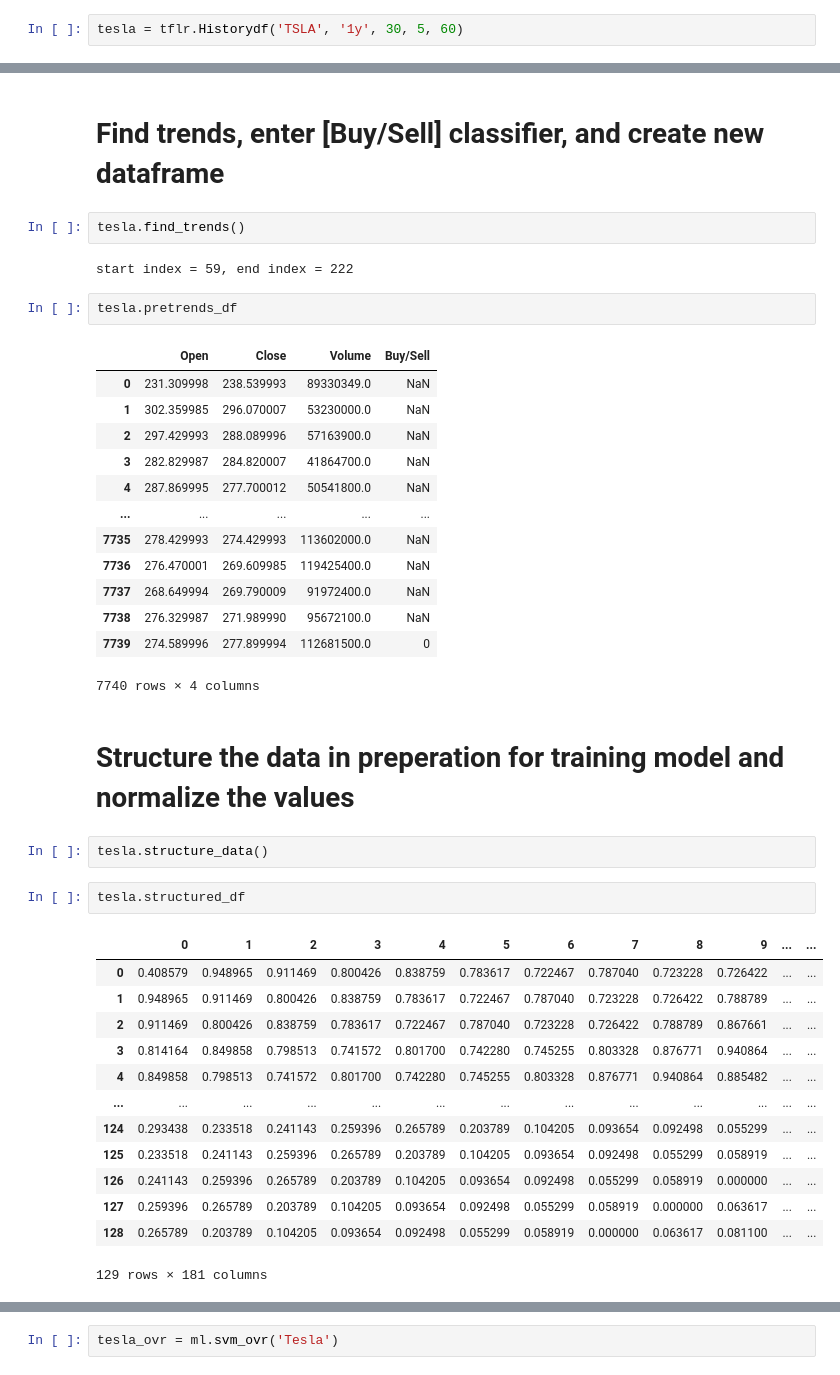
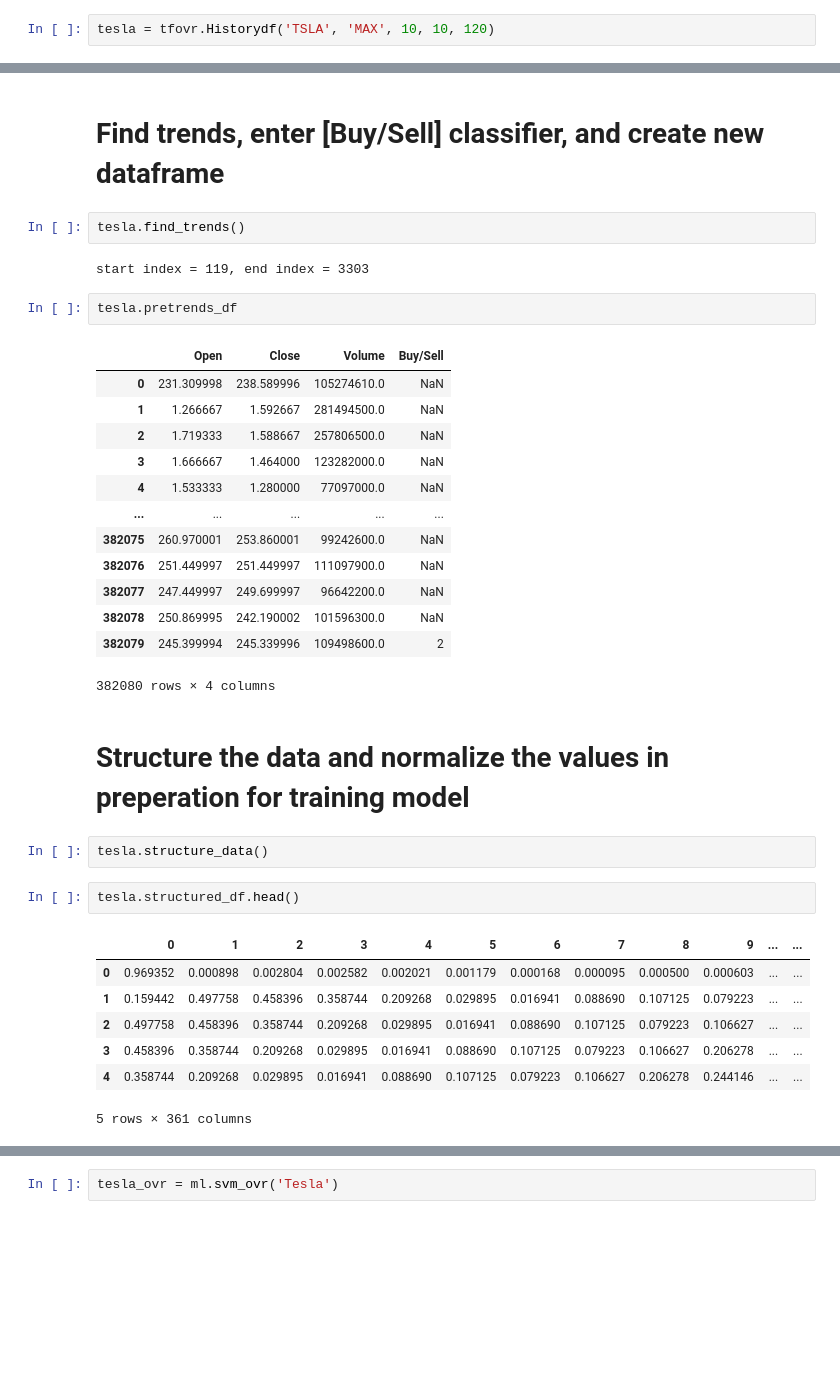
Before and after one commit to adamB6/stock_trend_pred, a Jupyter notebook: trend_predicter.ipynb, the cells around one changed output, grey strips where cells are left out. Drawn from its saved outputs; the diff is of its cells as text; blank space fills up the shorter version.

```diff
--- a/trend_predicter.ipynb
+++ b/trend_predicter.ipynb
@@ -19,7 +24,7 @@ from imblearn.over_sampling import RandomOverSampler
 - Record 60 trading days before the trend
 - use those 60 trading days as features
 # %%
-tesla = tflr.Historydf('TSLA', '1y', 30, 5, 60)
+tesla = tfovr.Historydf('TSLA', 'MAX', 10, 10, 120)
 # %%
 tesla.df
 # %% [output]
@@ -41,40 +46,34 @@ tesla.df
 # %%
 tesla.find_trends()
 # %% [output]
-start index = 59, end index = 222
+start index = 119, end index = 3303
 # %%
 tesla.pretrends_df
 # %% [output]
 |  | Open | Close | Volume | Buy/Sell |
-| 0 | 231.309998 | 238.539993 | 89330349.0 | NaN |
-| 1 | 302.359985 | 296.070007 | 53230000.0 | NaN |
-| 2 | 297.429993 | 288.089996 | 57163900.0 | NaN |
-| 3 | 282.829987 | 284.820007 | 41864700.0 | NaN |
-| 4 | 287.869995 | 277.700012 | 50541800.0 | NaN |
+| 0 | 231.309998 | 238.589996 | 105274610.0 | NaN |
+| 1 | 1.266667 | 1.592667 | 281494500.0 | NaN |
+| 2 | 1.719333 | 1.588667 | 257806500.0 | NaN |
+| 3 | 1.666667 | 1.464000 | 123282000.0 | NaN |
+| 4 | 1.533333 | 1.280000 | 77097000.0 | NaN |
 | ... | ... | ... | ... | ... |
-| 7735 | 278.429993 | 274.429993 | 113602000.0 | NaN |
-| 7736 | 276.470001 | 269.609985 | 119425400.0 | NaN |
-| 7737 | 268.649994 | 269.790009 | 91972400.0 | NaN |
-| 7738 | 276.329987 | 271.989990 | 95672100.0 | NaN |
-| 7739 | 274.589996 | 277.899994 | 112681500.0 | 0 |
+| 382075 | 260.970001 | 253.860001 | 99242600.0 | NaN |
+| 382076 | 251.449997 | 251.449997 | 111097900.0 | NaN |
+| 382077 | 247.449997 | 249.699997 | 96642200.0 | NaN |
+| 382078 | 250.869995 | 242.190002 | 101596300.0 | NaN |
+| 382079 | 245.399994 | 245.339996 | 109498600.0 | 2 |
-7740 rows × 4 columns
+382080 rows × 4 columns
 # %% [markdown]
-# Structure the data in preperation for training model and normalize the values
+# Structure the data and normalize the values in preperation for training model
 # %%
 tesla.structure_data()
 # %%
-tesla.structured_df
+tesla.structured_df.head()
 # %% [output]
 |  | 0 | 1 | 2 | 3 | 4 | 5 | 6 | 7 | 8 | 9 | ... | ... |
-| 0 | 0.408579 | 0.948965 | 0.911469 | 0.800426 | 0.838759 | 0.783617 | 0.722467 | 0.787040 | 0.723228 | 0.726422 | ... | ... |
-| 1 | 0.948965 | 0.911469 | 0.800426 | 0.838759 | 0.783617 | 0.722467 | 0.787040 | 0.723228 | 0.726422 | 0.788789 | ... | ... |
-| 2 | 0.911469 | 0.800426 | 0.838759 | 0.783617 | 0.722467 | 0.787040 | 0.723228 | 0.726422 | 0.788789 | 0.867661 | ... | ... |
-| 3 | 0.814164 | 0.849858 | 0.798513 | 0.741572 | 0.801700 | 0.742280 | 0.745255 | 0.803328 | 0.876771 | 0.940864 | ... | ... |
-| 4 | 0.849858 | 0.798513 | 0.741572 | 0.801700 | 0.742280 | 0.745255 | 0.803328 | 0.876771 | 0.940864 | 0.885482 | ... | ... |
-| ... | ... | ... | ... | ... | ... | ... | ... | ... | ... | ... | ... | ... |
-| 124 | 0.293438 | 0.233518 | 0.241143 | 0.259396 | 0.265789 | 0.203789 | 0.104205 | 0.093654 | 0.092498 | 0.055299 | ... | ... |
-| 125 | 0.233518 | 0.241143 | 0.259396 | 0.265789 | 0.203789 | 0.104205 | 0.093654 | 0.092498 | 0.055299 | 0.058919 | ... | ... |
-| 126 | 0.241143 | 0.259396 | 0.265789 | 0.203789 | 0.104205 | 0.093654 | 0.092498 | 0.055299 | 0.058919 | 0.000000 | ... | ... |
-| 127 | 0.259396 | 0.265789 | 0.203789 | 0.104205 | 0.093654 | 0.092498 | 0.055299 | 0.058919 | 0.000000 | 0.063617 | ... | ... |
-| 128 | 0.265789 | 0.203789 | 0.104205 | 0.093654 | 0.092498 | 0.055299 | 0.058919 | 0.000000 | 0.063617 | 0.081100 | ... | ... |
+| 0 | 0.969352 | 0.000898 | 0.002804 | 0.002582 | 0.002021 | 0.001179 | 0.000168 | 0.000095 | 0.000500 | 0.000603 | ... | ... |
+| 1 | 0.159442 | 0.497758 | 0.458396 | 0.358744 | 0.209268 | 0.029895 | 0.016941 | 0.088690 | 0.107125 | 0.079223 | ... | ... |
+| 2 | 0.497758 | 0.458396 | 0.358744 | 0.209268 | 0.029895 | 0.016941 | 0.088690 | 0.107125 | 0.079223 | 0.106627 | ... | ... |
+| 3 | 0.458396 | 0.358744 | 0.209268 | 0.029895 | 0.016941 | 0.088690 | 0.107125 | 0.079223 | 0.106627 | 0.206278 | ... | ... |
+| 4 | 0.358744 | 0.209268 | 0.029895 | 0.016941 | 0.088690 | 0.107125 | 0.079223 | 0.106627 | 0.206278 | 0.244146 | ... | ... |
-129 rows × 181 columns
+5 rows × 361 columns
```
Also changed, not shown: parts of 16 cells of this notebook, 5 other files.
